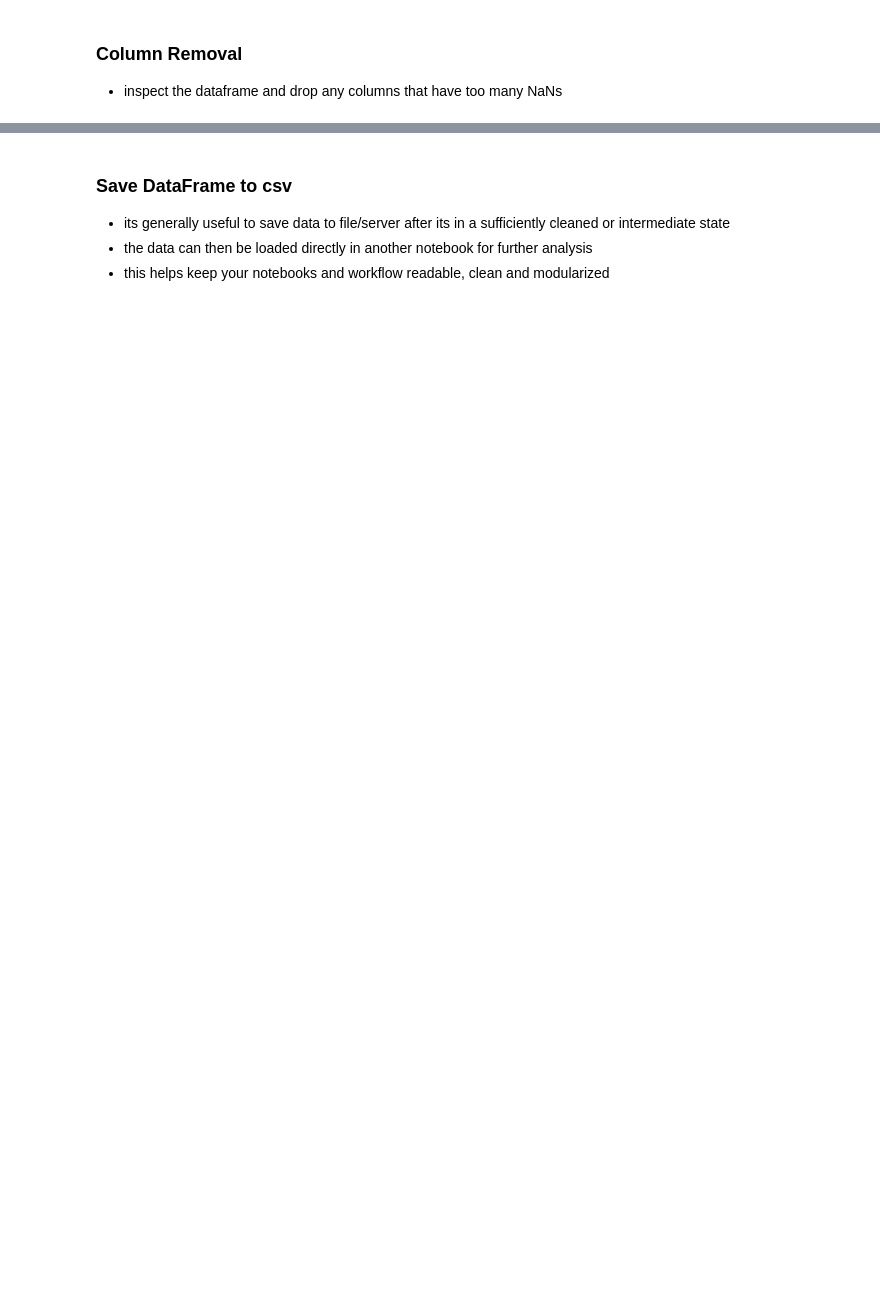
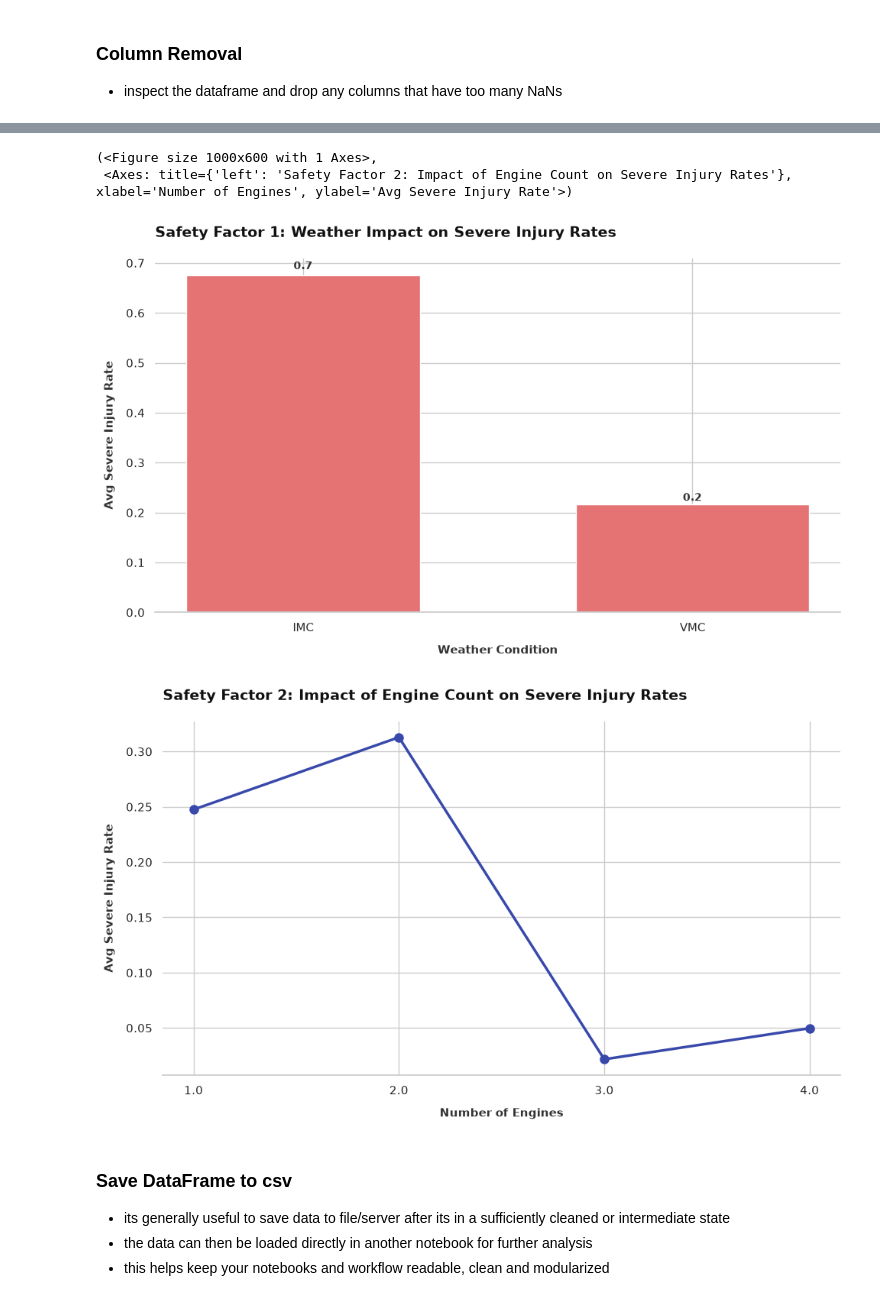
Before and after one commit to oliverkiplagat/dsc-course0-m8-lab, a Jupyter notebook: Aviation_Accidents_Cleaning.ipynb, the cells around one changed output, grey strips where cells are left out. Saved outputs shown, nothing was run; the diff lists cells and outputs as text; code cells hidden in the pictures; blank space fills up the shorter version.

```diff
--- a/Aviation_Accidents_Cleaning.ipynb
+++ b/Aviation_Accidents_Cleaning.ipynb
@@ -165,0 +605,3 @@ Injuries and robustness to destruction are a key interest point for the client.
+# %%
+# We can't recommend a plane brand if we don't even know who built it!
+clean_df = clean_df[clean_df["Make"].notna()].copy()
@@ -183,3 +775,13 @@ Inspect and identify potential cleaning tasks in each of the above columns. Exec
 # %% [markdown]
 ### Column Removal
 - inspect the dataframe and drop any columns that have too many NaNs
+# %%
+# Check how empty each column is before deciding what to cut.
+missing_pct = (clean_df.isna().sum() / len(clean_df) * 100).round(2).sort_values(ascending=False)
+print(missing_pct)
+
+# Anything above this bar is too holey to trust for analysis.
+drop_threshold = 50
+cols_to_drop = missing_pct[missing_pct > drop_threshold].index.tolist()
+print(f"\nDropping {len(cols_to_drop)} columns over {drop_threshold}% missing:")
+print(cols_to_drop)
@@ -185,0 +806,6 @@ Inspect and identify potential cleaning tasks in each of the above columns. Exec
+# %%
+# Remove the columns that are too empty to support any real claims.
+clean_df = clean_df.drop(columns=cols_to_drop)
+
+print(f"Remaining columns: {clean_df.shape[1]}")
+clean_df.columns.tolist()
@@ -186,3 +925,52 @@ Inspect and identify potential cleaning tasks in each of the above columns. Exec
+# %%
+# FACTOR 1: Weather Conditions (Visualizing IMC vs VMC)
+# IMC = Instrument Meteorological Conditions (poor visibility/stormy)
+# VMC = Visual Meteorological Conditions (clear skies)
+
+weather_safety = clean_df.groupby("Weather.Condition").agg(
+    Total_Incidents=("Event.Id", "count"),
+    Avg_Severe_Injury_Rate=("Severe_Injury_Rate", "mean")
+).reset_index()
+
+# Filter out unknown weather codes to keep it clean
+weather_safety = weather_safety[weather_safety["Weather.Condition"].isin(["VMC", "IMC"])]
+
+plot_charts(
+    df=weather_safety,
+    x_col="Weather.Condition",
+    y_col="Avg_Severe_Injury_Rate",
+    chart_type="bar",
+    title="Safety Factor 1: Weather Impact on Severe Injury Rates",
+    xlabel="Weather Condition",
+    ylabel="Avg Severe Injury Rate",
+    color="#e57373"
+)
+
+# FACTOR 2: Number of Engines
+# Does having more engines mean lower severe injury rates?
+engine_safety = clean_df.groupby("Number.of.Engines").agg(
+    Total_Incidents=("Event.Id", "count"),
+    Avg_Severe_Injury_Rate=("Severe_Injury_Rate", "mean")
+).reset_index()
+
+# Filter for the most common engine layouts (1, 2, 3, or 4 engines)
+engine_safety = engine_safety[engine_safety["Number.of.Engines"].isin([1.0, 2.0, 3.0, 4.0])]
+
+plot_charts(
+    df=engine_safety,
+    x_col="Number.of.Engines",
+    y_col="Avg_Severe_Injury_Rate",
+    chart_type="line",
+    title="Safety Factor 2: Impact of Engine Count on Severe Injury Rates",
+    xlabel="Number of Engines",
+    ylabel="Avg Severe Injury Rate",
+    color="#3949ab"
+)
+# %% [output]
+(<Figure size 1000x600 with 1 Axes>,
+ <Axes: title={'left': 'Safety Factor 2: Impact of Engine Count on Severe Injury Rates'}, xlabel='Number of Engines', ylabel='Avg Severe Injury Rate'>)
+[figure, added]
+[figure, added]
 # %% [markdown]
 ### Save DataFrame to csv
 - its generally useful to save data to file/server after its in a sufficiently cleaned or intermediate state
```
Also changed, not shown: parts of 38 cells of this notebook.
